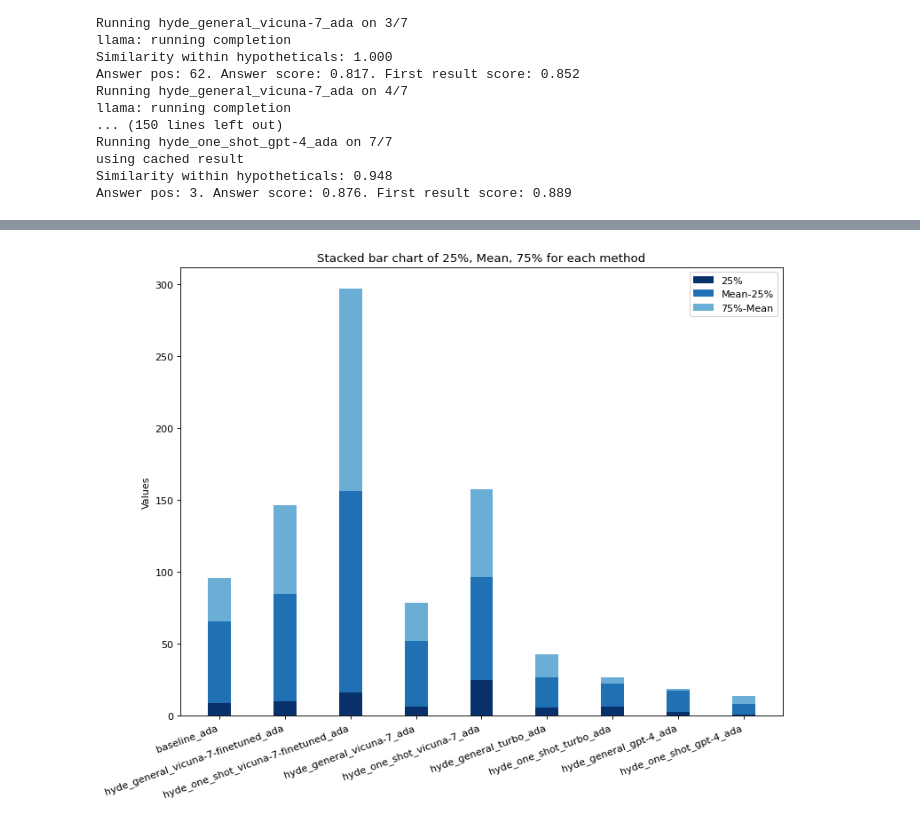
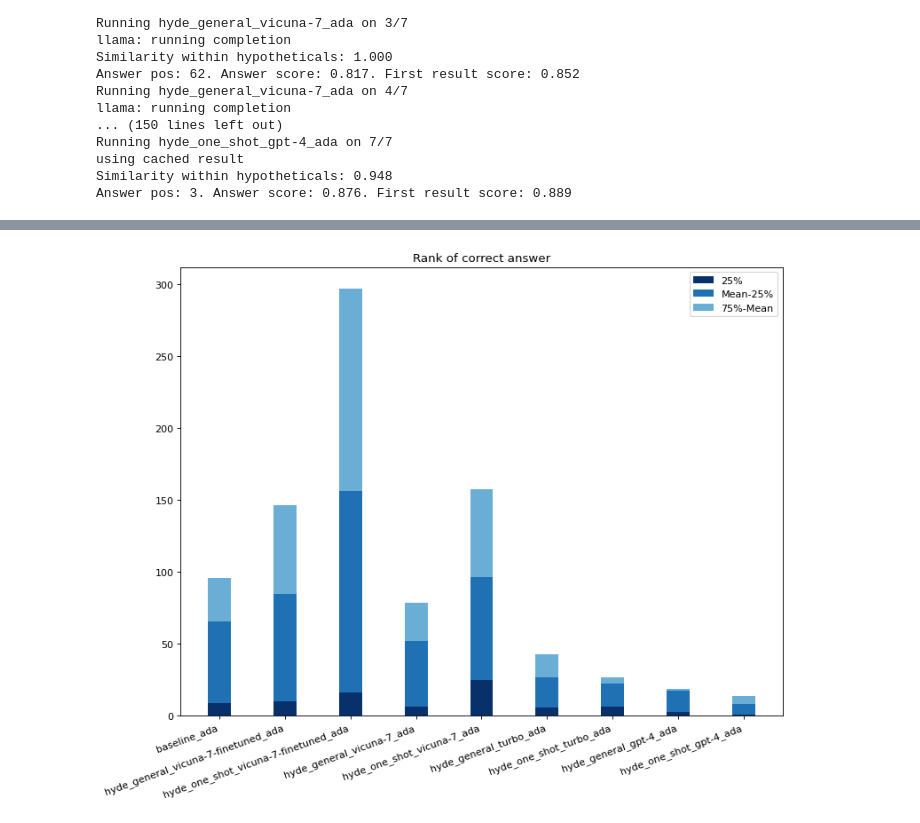
Before and after one commit to MerlinAGI/retrieval-experiments, a Jupyter notebook: benchmark.ipynb, the cells around one changed output, grey strips where cells are left out. Drawn from its saved outputs; the diff is of its cells as text; code cells hidden in the pictures.

```diff
--- a/benchmark.ipynb
+++ b/benchmark.ipynb
@@ -258,33 +258,32 @@ selected_stats = pd.DataFrame()
 selected_stats['25%'] = stats.loc['25%']
 selected_stats['mean-25%'] = stats.loc['mean'] - stats.loc['25%']
 selected_stats['75%-mean'] = stats.loc['75%'] - stats.loc['mean']
 selected_stats = selected_stats.drop('question', errors='ignore')  # Drop 'question' column if it's not required
 labels = selected_stats.index
 mean_minus_25 = selected_stats['mean-25%']
 twenty_five = selected_stats['25%']
 seventy_five_minus_mean = selected_stats['75%-mean']
 
 width = 0.35  # Width of the bars
 
 # Get colormap
 cmap = plt.get_cmap('Blues')
 colors = [cmap(i) for i in np.linspace(0.5, 1, 3)]
 
 fig, ax = plt.subplots(figsize=(10, 8), dpi=80)
 
 # Stacked bar chart
 rects1 = ax.bar(labels, twenty_five, width, label='25%',color=colors[2])
 rects2 = ax.bar(labels, mean_minus_25, width, bottom=twenty_five, label='Mean-25%',color=colors[1])
 rects3 = ax.bar(labels, seventy_five_minus_mean, width, bottom=twenty_five+mean_minus_25, label='75%-Mean',color=colors[0])
 
 # Add some text for labels, title, and custom x-axis tick labels, etc.
-ax.set_ylabel('Values')
-ax.set_title('Stacked bar chart of 25%, Mean, 75% for each method')
+ax.set_title('Rank of correct answer')
 ax.legend()
 
 plt.xticks(rotation=20, ha='right')  # Rotate x-axis labels for better visibility if they're long
 
 fig.tight_layout()
 plt.show()
 # %% [output]
-[figure, old version]
+[figure, new version]
```
